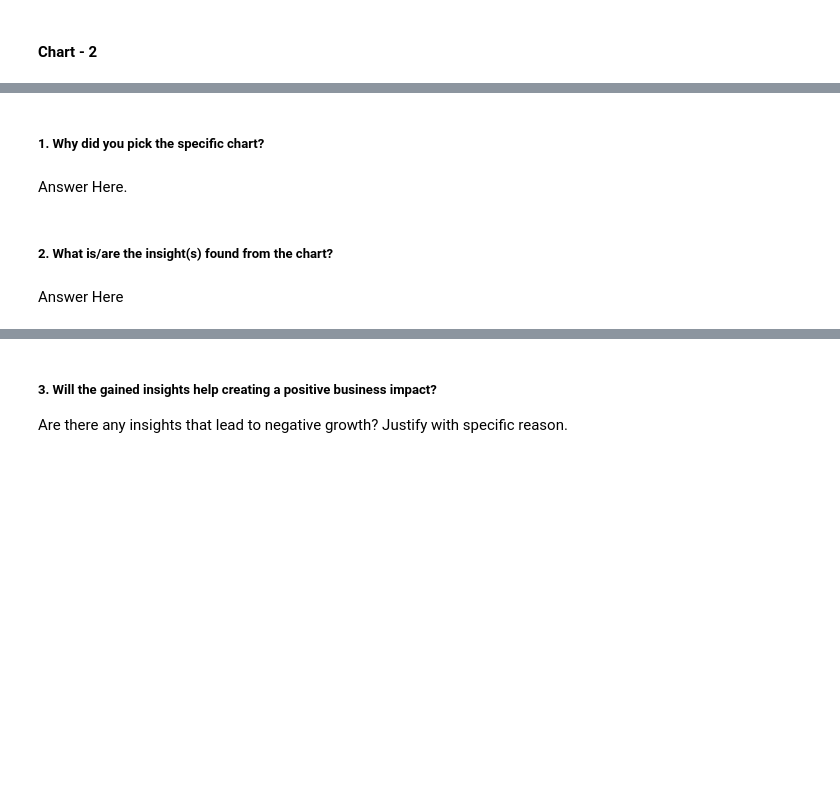
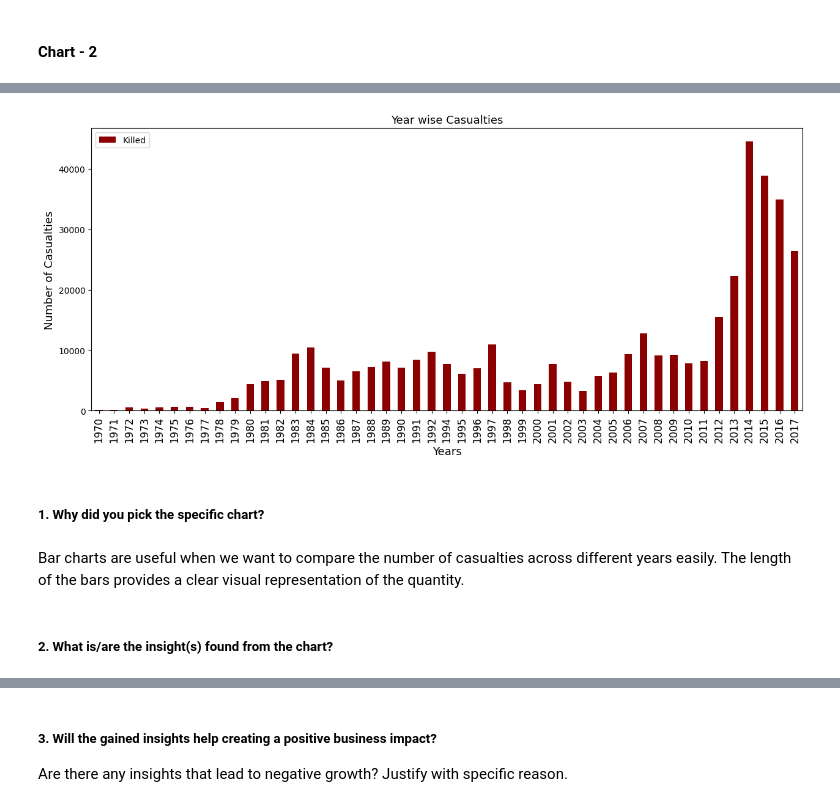
Before and after one commit to Amrit007-droid/Global-Terrorism-Dataset-EDA-, a Jupyter notebook: Global_Terrorism_Dataset_EDA_submission_.ipynb, the cells around one changed output, grey strips where cells are left out. Drawn from its saved outputs; the diff is of its cells as text; code cells hidden in the pictures; blank space fills up the shorter version.

```diff
--- a/Global_Terrorism_Dataset_EDA_submission_.ipynb
+++ b/Global_Terrorism_Dataset_EDA_submission_.ipynb
@@ -493,0 +494,3 @@ Are there any insights that lead to negative growth? Justify with specific reaso
+# %%
+cas= df[['Year','Killed']].groupby('Year').sum()
+cas.head()
@@ -494,8 +505,16 @@ Are there any insights that lead to negative growth? Justify with specific reaso
+# %%
+# Chart - 2 visualization code
+cas.plot(kind="bar",color="darkred",figsize=(15,6))
+plt.title("Year wise Casualties",fontsize=13)
+plt.xlabel("Years",fontsize=13)
+plt.xticks(fontsize=12)
+plt.ylabel("Number of Casualties",fontsize=13)
+plt.show()
+# %% [output]
+[figure, added]
 # %% [markdown]
 ##### 1. Why did you pick the specific chart?
-# %% [markdown]
-Answer Here.
+# %% [markdown]
+Bar charts are useful when we want to compare the number of casualties across different years easily. The length of the bars provides a clear visual representation of the quantity.
 # %% [markdown]
 ##### 2. What is/are the insight(s) found from the chart?
-# %% [markdown]
-Answer Here
```
Also changed, not shown: parts of 8 cells of this notebook.
